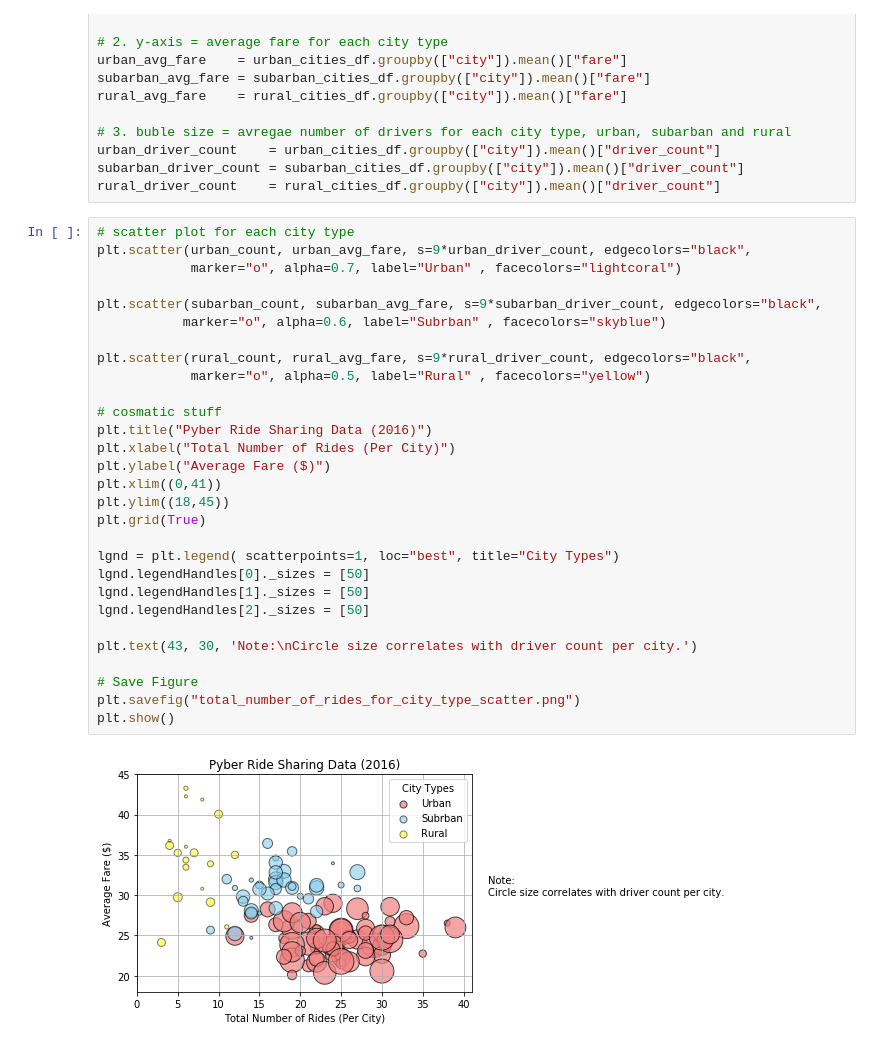
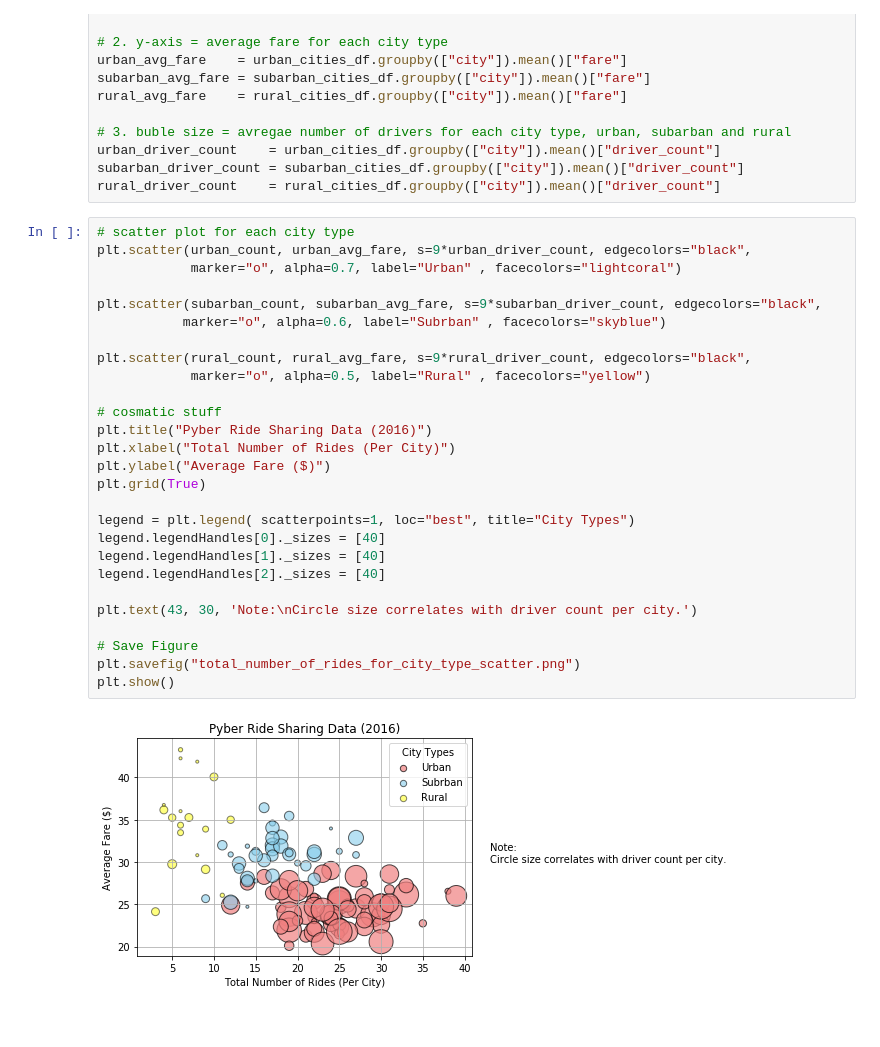
Before and after one commit to salizadeh10/Pyber, a Jupyter notebook: Pyber.ipynb, the cells around one changed output. Cells and saved outputs as stored; diff of their text form.

```diff
--- a/Pyber.ipynb
+++ b/Pyber.ipynb
@@ -60,34 +60,32 @@ rural_driver_count    = rural_cities_df.groupby(["city"]).mean()["driver_count"]
 # %%
 # scatter plot for each city type
 plt.scatter(urban_count, urban_avg_fare, s=9*urban_driver_count, edgecolors="black",
             marker="o", alpha=0.7, label="Urban" , facecolors="lightcoral")
 
 plt.scatter(subarban_count, subarban_avg_fare, s=9*subarban_driver_count, edgecolors="black",
            marker="o", alpha=0.6, label="Subrban" , facecolors="skyblue")
 
 plt.scatter(rural_count, rural_avg_fare, s=9*rural_driver_count, edgecolors="black",
             marker="o", alpha=0.5, label="Rural" , facecolors="yellow")
 
 # cosmatic stuff
 plt.title("Pyber Ride Sharing Data (2016)")
 plt.xlabel("Total Number of Rides (Per City)")
 plt.ylabel("Average Fare ($)")
-plt.xlim((0,41))
-plt.ylim((18,45))
 plt.grid(True)
 
-lgnd = plt.legend( scatterpoints=1, loc="best", title="City Types")
-lgnd.legendHandles[0]._sizes = [50]
-lgnd.legendHandles[1]._sizes = [50]
-lgnd.legendHandles[2]._sizes = [50]
+legend = plt.legend( scatterpoints=1, loc="best", title="City Types")
+legend.legendHandles[0]._sizes = [40]
+legend.legendHandles[1]._sizes = [40]
+legend.legendHandles[2]._sizes = [40]
 
 plt.text(43, 30, 'Note:\nCircle size correlates with driver count per city.')
 
 # Save Figure
 plt.savefig("total_number_of_rides_for_city_type_scatter.png")
 plt.show()
 # %% [output]
-[figure, old version]
+[figure, new version]
 # %%
 #------------------- Total Fares by City Type ------------------------------------------
 
```
Also changed, not shown: parts of 4 cells of this notebook, 4 other files.
